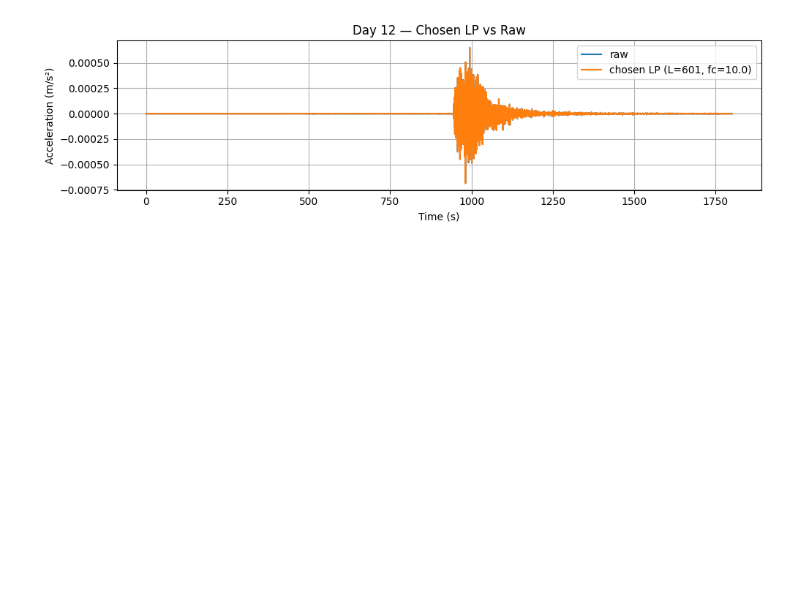
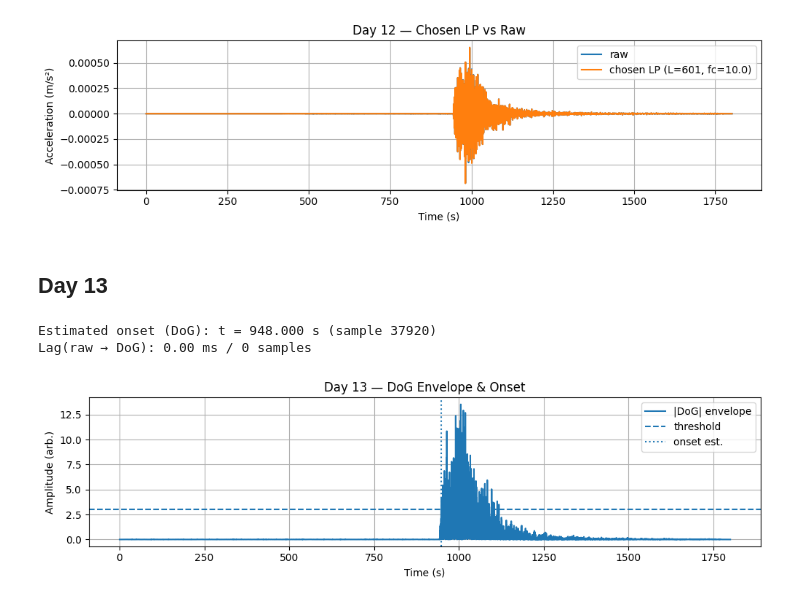
Before and after one commit to infamousperi/GBSV_MC, a Jupyter notebook: MC1/Convolution_Filtering_in_the_Spatial_Domain.ipynb, the cells around one changed output. Saved outputs shown, nothing was run; the diff lists cells and outputs as text; code cells hidden in the pictures; blank space fills up the shorter version.

```diff
--- a/MC1/Convolution_Filtering_in_the_Spatial_Domain.ipynb
+++ b/MC1/Convolution_Filtering_in_the_Spatial_Domain.ipynb
@@ -446,3 +446,28 @@ plt.xlabel("Time (s)"); plt.ylabel("Acceleration (m/s²)"); plt.title("Day 12
 # %% [output]
 [figure]
 [figure]
+# %% [markdown]
+## Day 13
+# %%
+dog = acc_dog / (np.std(acc_dog) + 1e-12)
+env = np.abs(dog)
+thr = 3.0 * np.sqrt(np.mean(env**2))  # 3×RMS
+idx_on = int(np.argmax(env > thr))
+t_on = t[idx_on] if env.max() > thr else np.nan
+
+lag_ms, lag_samp = xcorr_lag_ms(acc, dog, fs)
+
+print(f"Estimated onset (DoG): t = {t_on:.3f} s (sample {idx_on})")
+print(f"Lag(raw → DoG): {lag_ms:.2f} ms / {lag_samp} samples")
+# %% [output]
+Estimated onset (DoG): t = 948.000 s (sample 37920)
+Lag(raw → DoG): 0.00 ms / 0 samples
+# %%
+plt.figure()
+plt.plot(t, env, label="|DoG| envelope")
+plt.axhline(thr, ls="--", label="threshold")
+if not np.isnan(t_on): plt.axvline(t_on, ls=":", label="onset est.")
+plt.xlabel("Time (s)"); plt.ylabel("Amplitude (arb.)"); plt.title("Day 13 — DoG Envelope & Onset")
+plt.legend(); plt.tight_layout()
+# %% [output]
+[figure, added]
```
Also changed, not shown: parts of 3 cells of this notebook.
